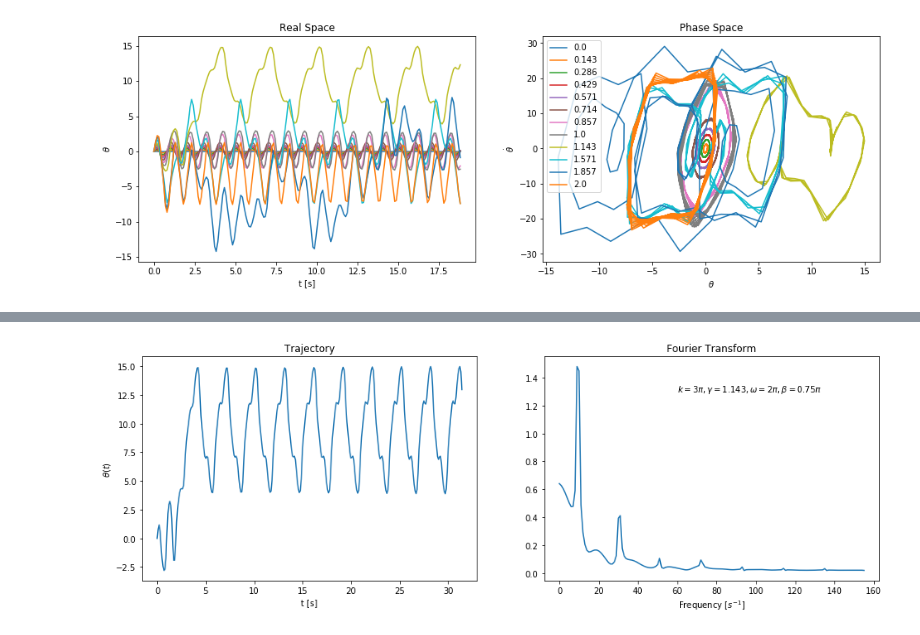
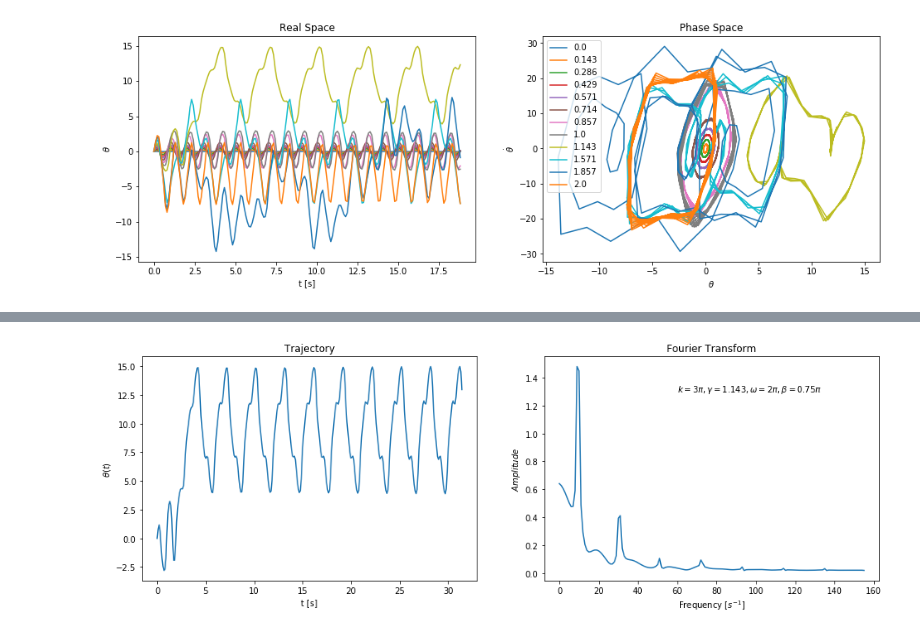
Before and after one commit to remysucre/SimplePendulum, a Jupyter notebook: Pendulum_SymplecticPartB.ipynb, the cells around one changed output, grey strips where cells are left out. Cells and saved outputs as stored; diff of their text form; code cells hidden in the pictures.

Commit message:
added some figures

```diff
--- a/Pendulum_SymplecticPartB.ipynb
+++ b/Pendulum_SymplecticPartB.ipynb
@@ -324,24 +324,25 @@ display_animation(animTime,default_mode='loop')
 # %%
 # 7 - Fourier analysis
 
 fig = plt.figure(figsize=(16,5))
 ax1 = fig.add_subplot(121)
 ax2 = fig.add_subplot(122)
 
 params = {"k":3*np.pi,"gamma":1.143,"w":2*np.pi,"B":0.75*np.pi}
 theta,u = symplectic(t,dt,theta0,u0,order,params)
 thetaFT = np.fft.fft(theta)/theta.size
 freq = np.fft.fftfreq(nt,dt)
 
 ax1.plot(t,theta)
 ax2.plot(np.abs(thetaFT[1:int((nt+1)/2)]))
 ax1.set_xlabel(r"t [s]")
 ax1.set_ylabel(r"$\theta (t)$")
 ax2.set_xlabel(r"Frequency $[s^{-1}]$")
+ax2.set_ylabel(r"$Amplitude$")
 ax1.set_title("Trajectory")
 ax2.set_title("Fourier Transform")
 ax2.text(60,1.3,r"$k=3\pi, \gamma=1.143, \omega=2\pi, \beta = 0.75\pi$")
-#plt.savefig('fourier.png', bbox_inches='tight')
+#plt.savefig('figures/fourier.png', bbox_inches='tight')
 plt.show()
 # %% [output]
-[figure, old version]
+[figure, new version]
```
Also changed, not shown: 10 other files.
